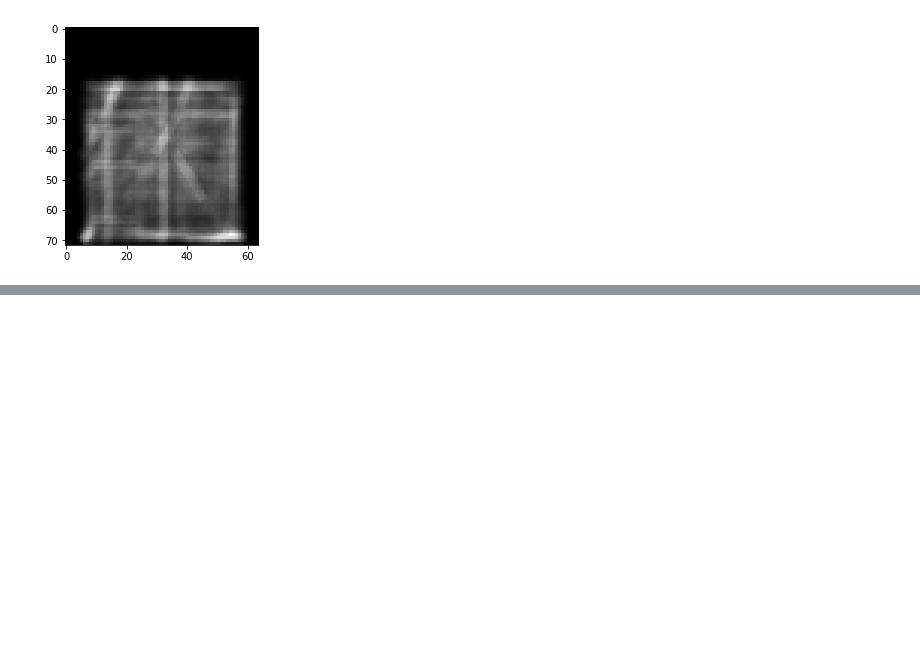
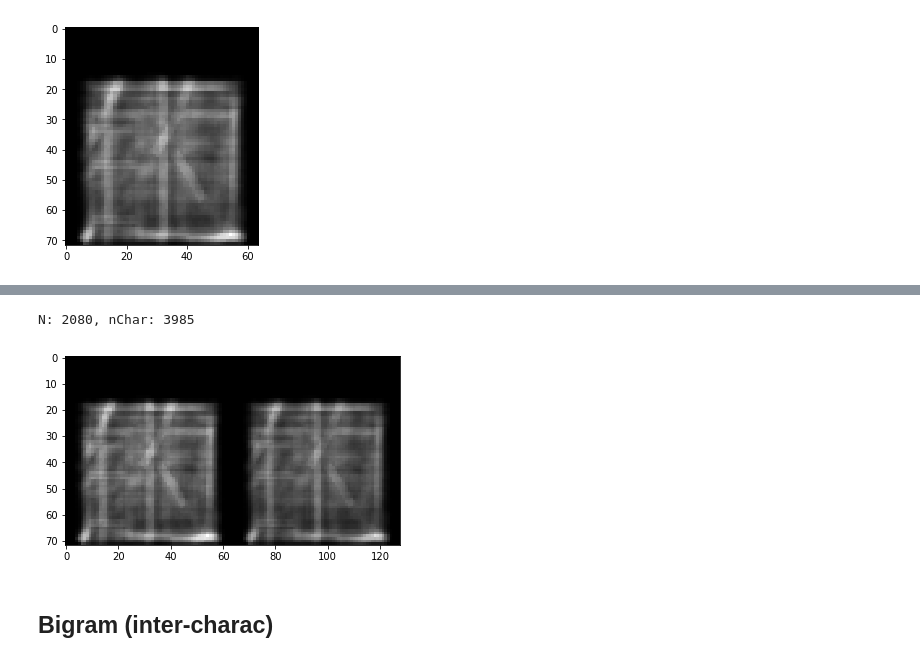
Before and after one commit to seantyh/Fusiform, a Jupyter notebook: 40_Interface/Main.ipynb, the cells around one changed output, grey strips where cells are left out. Saved outputs shown, nothing was run; the diff lists cells and outputs as text; code cells hidden in the pictures; blank space fills up the shorter version.

```diff
--- a/40_Interface/Main.ipynb
+++ b/40_Interface/Main.ipynb
@@ -51,0 +83,7 @@ N: 3985, nChar: 3985
+# %%
+run_text_to_avg_char(get_resource("text4.txt"))
+# %% [output]
+N: 2080, nChar: 3985
+[figure, added]
+# %% [markdown]
+## Bigram (inter-charac)
```
Also changed, not shown: parts of 15 cells of this notebook, 6 other files.
